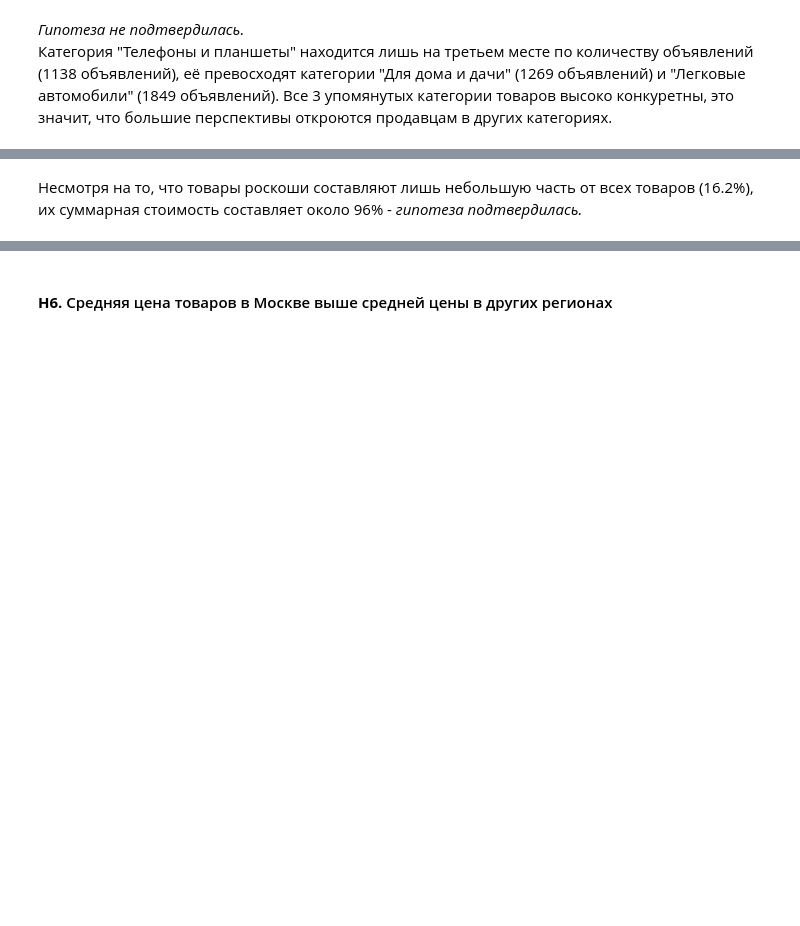
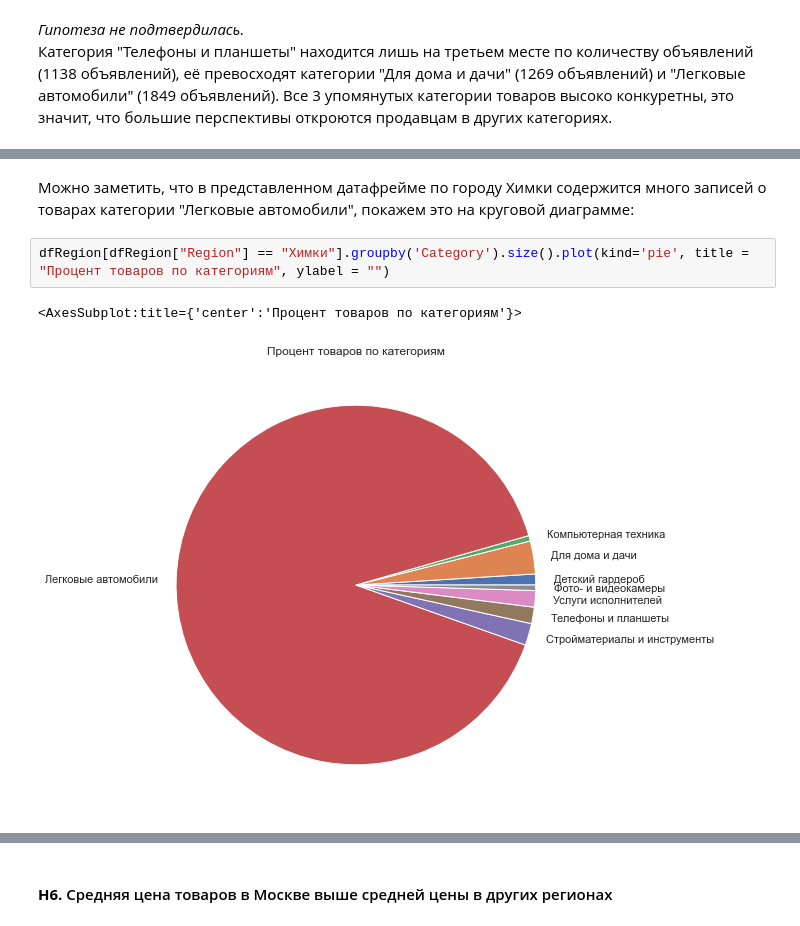
Before and after one commit to LysinKirill/ProjectNIS, a Jupyter notebook: project.ipynb, the cells around one changed output, grey strips where cells are left out. Saved outputs shown, nothing was run; the diff lists cells and outputs as text; blank space fills up the shorter version.

```diff
--- a/project.ipynb
+++ b/project.ipynb
@@ -529,2 +555,7 @@ sns.barplot(tempDf)
 # %% [markdown]
-Несмотря на то, что товары роскоши составляют лишь небольшую часть от всех товаров (16.2%), их суммарная стоимость составляет около 96% - <i>гипотеза подтвердилась.</i>
+Можно заметить, что в представленном датафрейме по городу Химки содержится много записей о товарах категории "Легковые автомобили", покажем это на круговой диаграмме:
+# %%
+dfRegion[dfRegion["Region"] == "Химки"].groupby('Category').size().plot(kind='pie', title = "Процент товаров по категориям", ylabel = "")
+# %% [output]
+<AxesSubplot:title={'center':'Процент товаров по категориям'}>
+[figure, added]
```
Also changed, not shown: parts of 22 cells of this notebook.
